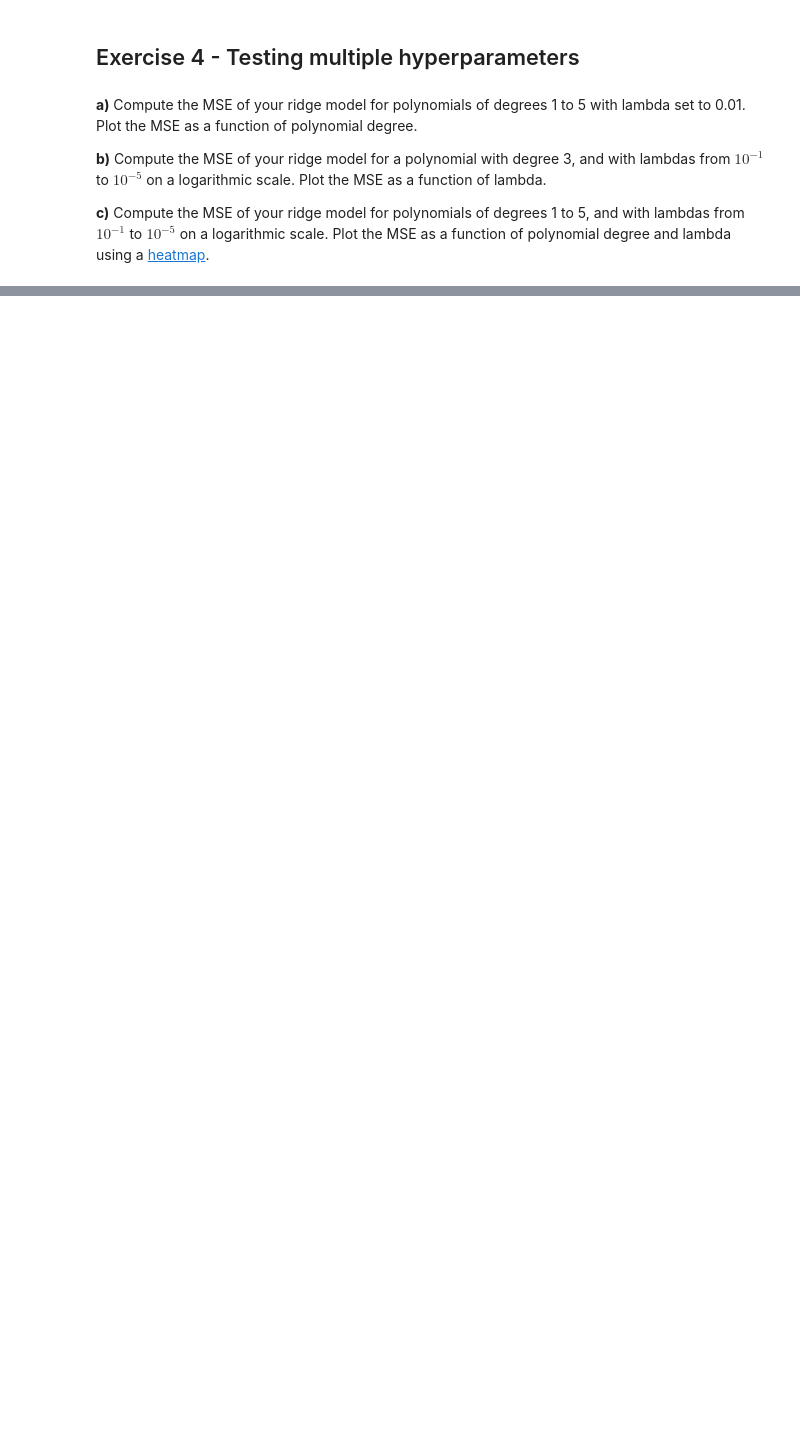
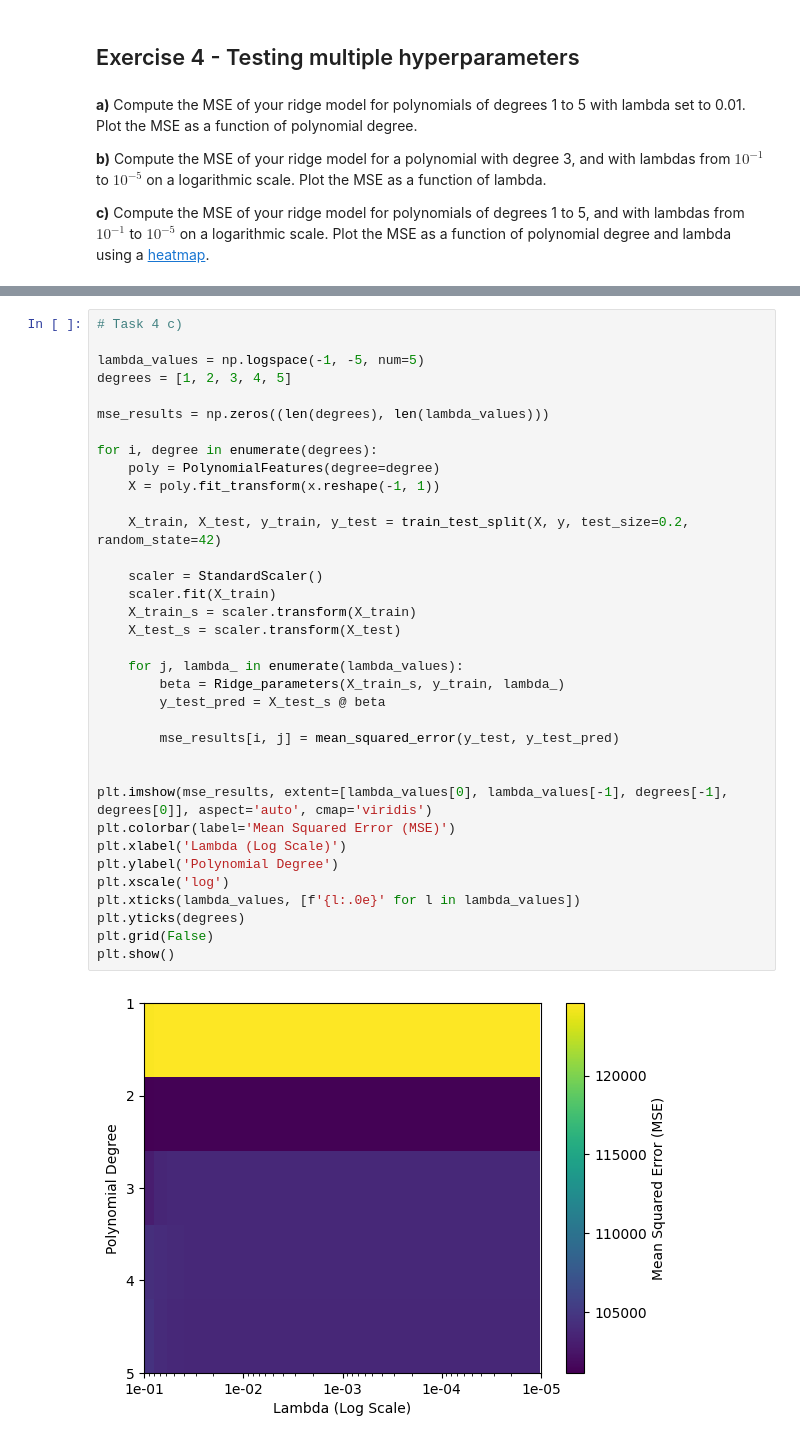
Before and after one commit to komandoyoko/Yoan_FYS_STK4155, a Jupyter notebook: exercisesweek36.ipynb, the cells around one changed output, grey strips where cells are left out. Drawn from its saved outputs; the diff is of its cells as text; blank space fills up the shorter version.

```diff
--- a/exercisesweek36.ipynb
+++ b/exercisesweek36.ipynb
@@ -221,0 +324,37 @@ plt.scatter(x_test, X_test_s @ beta + y_offset)
+# %%
+# Task 4 c)
+
+lambda_values = np.logspace(-1, -5, num=5)
+degrees = [1, 2, 3, 4, 5]
+
+mse_results = np.zeros((len(degrees), len(lambda_values)))
+
+for i, degree in enumerate(degrees):
+    poly = PolynomialFeatures(degree=degree)
+    X = poly.fit_transform(x.reshape(-1, 1))
+
+    X_train, X_test, y_train, y_test = train_test_split(X, y, test_size=0.2, random_state=42)
+
+    scaler = StandardScaler()
+    scaler.fit(X_train)
+    X_train_s = scaler.transform(X_train)
+    X_test_s = scaler.transform(X_test)
+
+    for j, lambda_ in enumerate(lambda_values):
+        beta = Ridge_parameters(X_train_s, y_train, lambda_)
+        y_test_pred = X_test_s @ beta
+
+        mse_results[i, j] = mean_squared_error(y_test, y_test_pred)
+
+
+plt.imshow(mse_results, extent=[lambda_values[0], lambda_values[-1], degrees[-1], degrees[0]], aspect='auto', cmap='viridis')
+plt.colorbar(label='Mean Squared Error (MSE)')
+plt.xlabel('Lambda (Log Scale)')
+plt.ylabel('Polynomial Degree')
+plt.xscale('log')
+plt.xticks(lambda_values, [f'{l:.0e}' for l in lambda_values])
+plt.yticks(degrees)
+plt.grid(False)
+plt.show()
+# %% [output]
+[figure, added]
```
Also changed, not shown: parts of 5 cells of this notebook.
